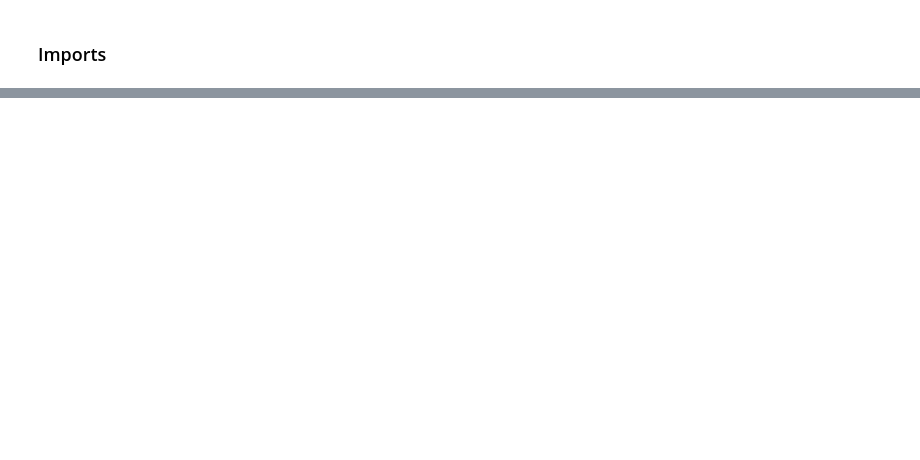
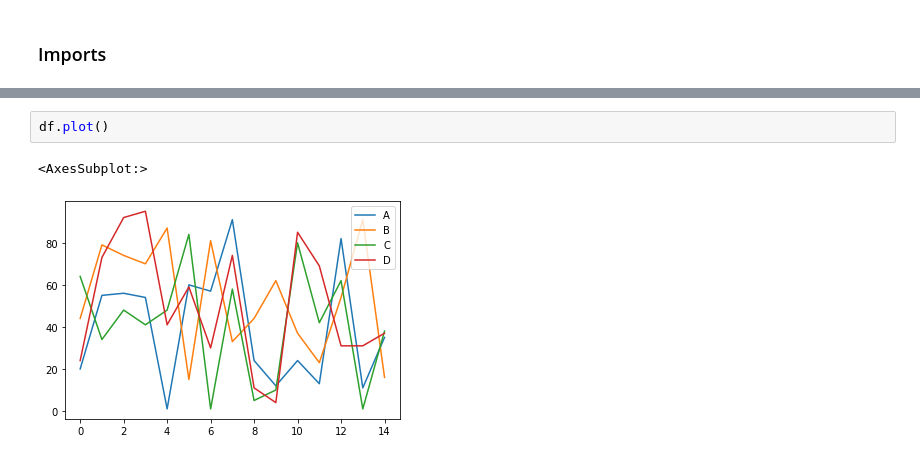
Before and after one commit to TheDataSloth/git_test, a Jupyter notebook: test.ipynb, the cells around one changed output, grey strips where cells are left out. Saved outputs shown, nothing was run; the diff lists cells and outputs as text; blank space fills up the shorter version.

Commit message:
chart added

```diff
--- a/test.ipynb
+++ b/test.ipynb
@@ -13,0 +15,5 @@ df.head(3)
+# %%
+df.plot()
+# %% [output]
+<AxesSubplot:>
+[figure, added]
```
Also changed, not shown: parts of 2 cells of this notebook.
